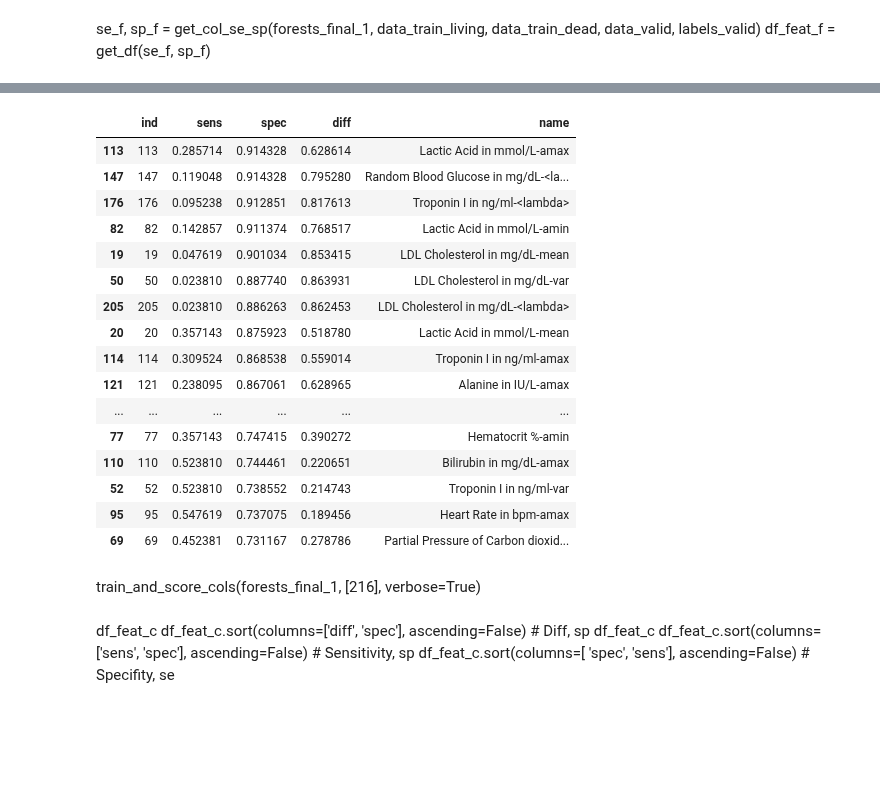
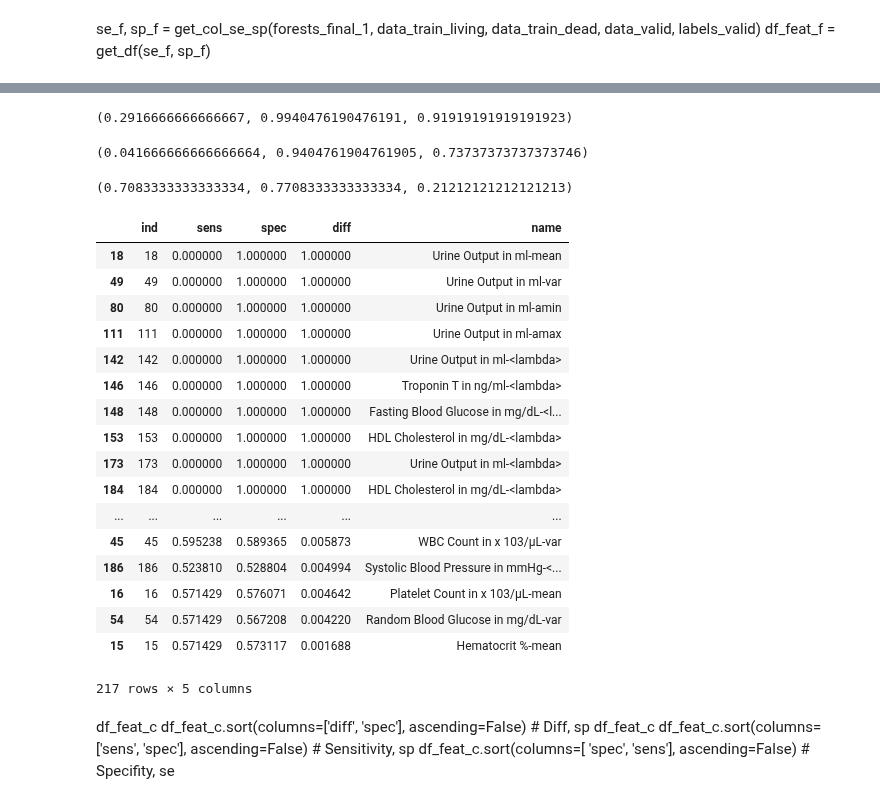
Before and after one commit to anujkhare/xerox, a Jupyter notebook: svm-glm.ipynb, the cells around one changed output, grey strips where cells are left out. Drawn from its saved outputs; the diff is of its cells as text; code cells hidden in the pictures; blank space fills up the shorter version.

```diff
--- a/svm-glm.ipynb
+++ b/svm-glm.ipynb
@@ -765,0 +775,2 @@ df_feat_f = pd.load('/root/code/xerox/windows/df_feat_f')
+# %%
+pd.set_option('display.max_rows', 200)
@@ -765,0 +799,12 @@ df_feat_f = pd.load('/root/code/xerox/windows/df_feat_f')
+# %%
+train_and_score_cols(forests, [126, 63], verbose=False)
+# %% [output]
+(0.2916666666666667, 0.9940476190476191, 0.91919191919191923)
+# %%
+train_and_score_cols(forests, [33], verbose=False)
+# %% [output]
+(0.041666666666666664, 0.9404761904761905, 0.73737373737373746)
+# %%
+train_and_score_cols(forests, [63], verbose=False)
+# %% [output]
+(0.7083333333333334, 0.7708333333333334, 0.21212121212121213)
@@ -766,30 +815,32 @@ df_feat_f = pd.load('/root/code/xerox/windows/df_feat_f')
+# %%
+l = df_feat_f.sort(columns=['name', 'spec'], ascending=False).to_html()
 # %%
-df_feat_f
 df_feat_f[150:200]
 df_feat_f.sort(columns=['spec', 'diff'], ascending=False)[100:150]   # Diff, sp
-df_feat_f.sort(columns=['diff', 'spec'], ascending=True)   # Diff, sp
-df_feat_f.sort(columns=['sens', 'spec'], ascending=False)   # Sensitivity, sp
+df_feat_f
 df_feat_f.sort(columns=[ 'spec', 'sens'], ascending=False)[50:100]   # Specifity, se
+df_feat_f.sort(columns=['sens', 'spec'], ascending=False) #Sensitivity, sp
+df_feat_f.sort(columns=['name', 'spec'], ascending=False) #Sensitivity, sp
+df_feat_f.sort(columns=['diff', 'spec'], ascending=False)   # Diff, sp
 # %% [output]
 |  | ind | sens | spec | diff | name |
-| 113 | 113 | 0.285714 | 0.914328 | 0.628614 | Lactic Acid in mmol/L-amax |
-| 147 | 147 | 0.119048 | 0.914328 | 0.795280 | Random Blood Glucose in mg/dL-<la... |
-| 176 | 176 | 0.095238 | 0.912851 | 0.817613 | Troponin I in ng/ml-<lambda> |
-| 82 | 82 | 0.142857 | 0.911374 | 0.768517 | Lactic Acid in mmol/L-amin |
-| 19 | 19 | 0.047619 | 0.901034 | 0.853415 | LDL Cholesterol in mg/dL-mean |
-| 50 | 50 | 0.023810 | 0.887740 | 0.863931 | LDL Cholesterol in mg/dL-var |
-| 205 | 205 | 0.023810 | 0.886263 | 0.862453 | LDL Cholesterol in mg/dL-<lambda> |
-| 20 | 20 | 0.357143 | 0.875923 | 0.518780 | Lactic Acid in mmol/L-mean |
-| 114 | 114 | 0.309524 | 0.868538 | 0.559014 | Troponin I in ng/ml-amax |
-| 121 | 121 | 0.238095 | 0.867061 | 0.628965 | Alanine in IU/L-amax |
+| 18 | 18 | 0.000000 | 1.000000 | 1.000000 | Urine Output in ml-mean |
+| 49 | 49 | 0.000000 | 1.000000 | 1.000000 | Urine Output in ml-var |
+| 80 | 80 | 0.000000 | 1.000000 | 1.000000 | Urine Output in ml-amin |
+| 111 | 111 | 0.000000 | 1.000000 | 1.000000 | Urine Output in ml-amax |
+| 142 | 142 | 0.000000 | 1.000000 | 1.000000 | Urine Output in ml-<lambda> |
+| 146 | 146 | 0.000000 | 1.000000 | 1.000000 | Troponin T in ng/ml-<lambda> |
+| 148 | 148 | 0.000000 | 1.000000 | 1.000000 | Fasting Blood Glucose in mg/dL-<l... |
+| 153 | 153 | 0.000000 | 1.000000 | 1.000000 | HDL Cholesterol in mg/dL-<lambda> |
+| 173 | 173 | 0.000000 | 1.000000 | 1.000000 | Urine Output in ml-<lambda> |
+| 184 | 184 | 0.000000 | 1.000000 | 1.000000 | HDL Cholesterol in mg/dL-<lambda> |
 | ... | ... | ... | ... | ... | ... |
-| 77 | 77 | 0.357143 | 0.747415 | 0.390272 | Hematocrit %-amin |
-| 110 | 110 | 0.523810 | 0.744461 | 0.220651 | Bilirubin in mg/dL-amax |
-| 52 | 52 | 0.523810 | 0.738552 | 0.214743 | Troponin I in ng/ml-var |
-| 95 | 95 | 0.547619 | 0.737075 | 0.189456 | Heart Rate in bpm-amax |
-| 69 | 69 | 0.452381 | 0.731167 | 0.278786 | Partial Pressure of Carbon dioxid... |
+| 45 | 45 | 0.595238 | 0.589365 | 0.005873 | WBC Count in x 103/µL-var |
+| 186 | 186 | 0.523810 | 0.528804 | 0.004994 | Systolic Blood Pressure in mmHg-<... |
+| 16 | 16 | 0.571429 | 0.576071 | 0.004642 | Platelet Count in x 103/µL-mean |
+| 54 | 54 | 0.571429 | 0.567208 | 0.004220 | Random Blood Glucose in mg/dL-var |
+| 15 | 15 | 0.571429 | 0.573117 | 0.001688 | Hematocrit %-mean |
+217 rows × 5 columns
-# %% [markdown]
-train_and_score_cols(forests_final_1, [216], verbose=True)
 # %% [markdown]
 df_feat_c
 df_feat_c.sort(columns=['diff', 'spec'], ascending=False)   # Diff, sp
```
Also changed, not shown: parts of 54 cells of this notebook.
